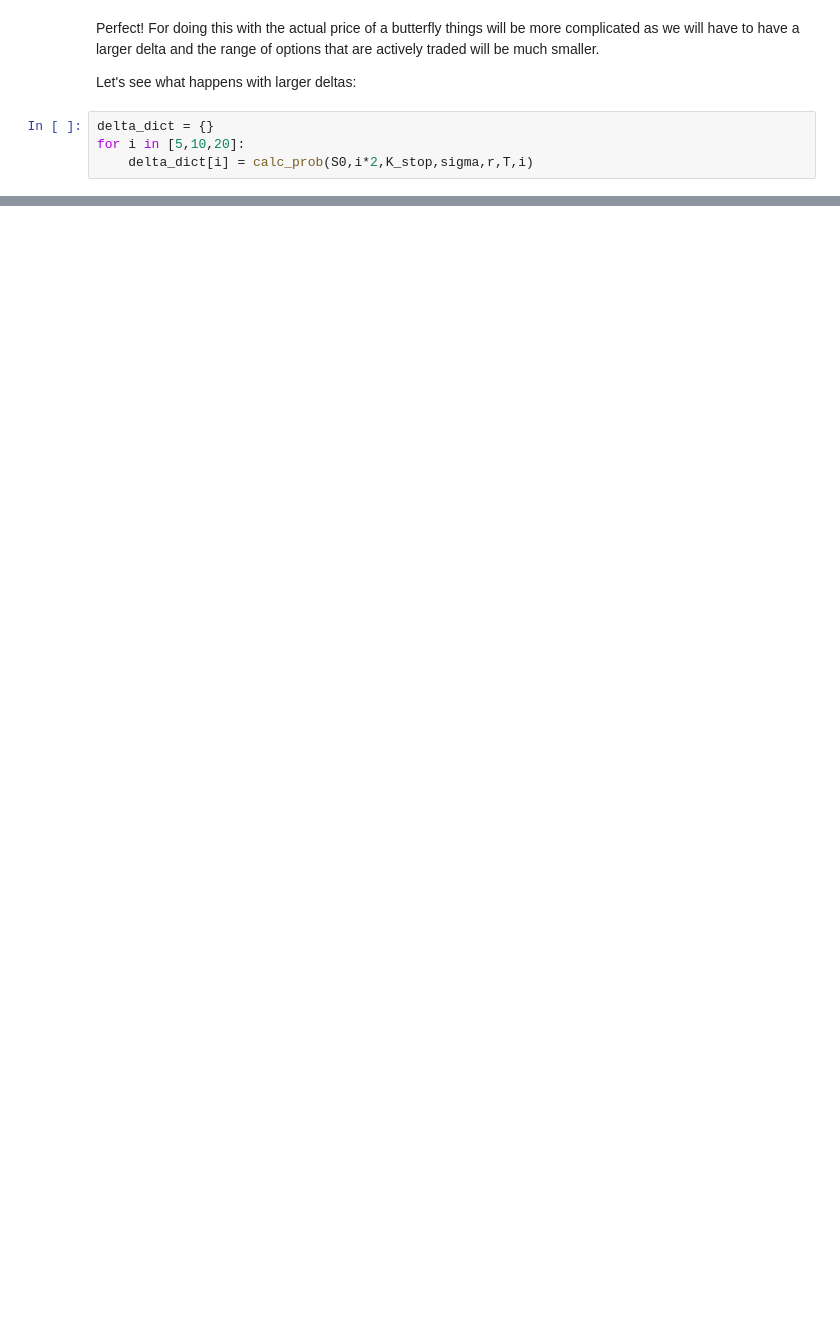
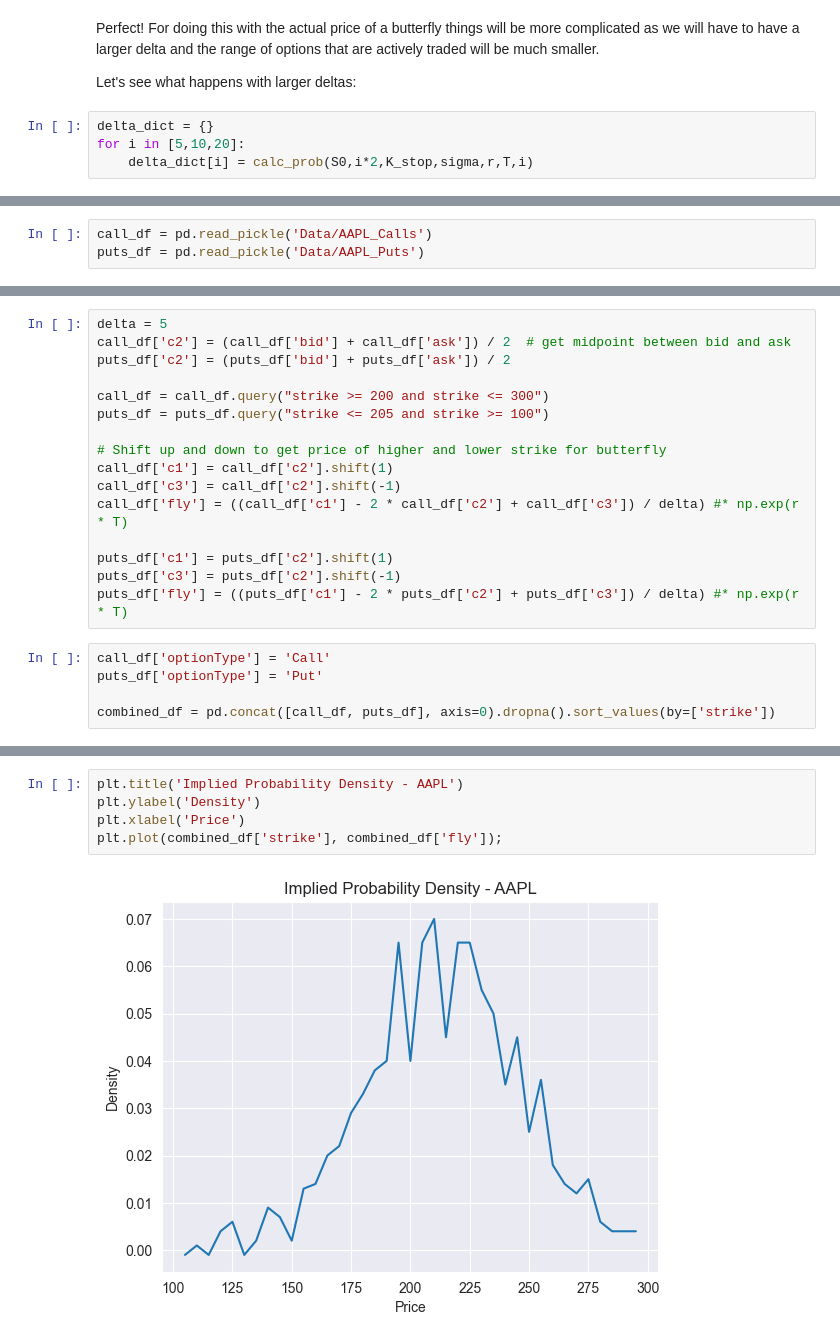
Before and after one commit to hdaniel17/options, a Jupyter notebook: implied-probability.ipynb, the cells around one changed output, grey strips where cells are left out. Saved outputs shown, nothing was run; the diff lists cells and outputs as text; blank space fills up the shorter version.

```diff
--- a/implied-probability.ipynb
+++ b/implied-probability.ipynb
@@ -263,0 +234,3 @@ Before continuing, I will research some more to see what the best strategy is fo
+# %%
+call_df = pd.read_pickle('Data/AAPL_Calls')
+puts_df = pd.read_pickle('Data/AAPL_Puts')
@@ -263,0 +239,21 @@ Before continuing, I will research some more to see what the best strategy is fo
+# %%
+delta = 5
+call_df['c2'] = (call_df['bid'] + call_df['ask']) / 2  # get midpoint between bid and ask
+puts_df['c2'] = (puts_df['bid'] + puts_df['ask']) / 2
+
+call_df = call_df.query("strike >= 200 and strike <= 300")
+puts_df = puts_df.query("strike <= 205 and strike >= 100")
+
+# Shift up and down to get price of higher and lower strike for butterfly
+call_df['c1'] = call_df['c2'].shift(1)
+call_df['c3'] = call_df['c2'].shift(-1)
+call_df['fly'] = ((call_df['c1'] - 2 * call_df['c2'] + call_df['c3']) / delta) #* np.exp(r * T)
+
+puts_df['c1'] = puts_df['c2'].shift(1)
+puts_df['c3'] = puts_df['c2'].shift(-1)
+puts_df['fly'] = ((puts_df['c1'] - 2 * puts_df['c2'] + puts_df['c3']) / delta) #* np.exp(r * T)
+# %%
+call_df['optionType'] = 'Call'
+puts_df['optionType'] = 'Put'
+
+combined_df = pd.concat([call_df, puts_df], axis=0).dropna().sort_values(by=['strike'])
@@ -263,0 +280,7 @@ Before continuing, I will research some more to see what the best strategy is fo
+# %%
+plt.title('Implied Probability Density - AAPL')
+plt.ylabel('Density')
+plt.xlabel('Price')
+plt.plot(combined_df['strike'], combined_df['fly']);
+# %% [output]
+[figure, added]
```
Also changed, not shown: parts of 25 cells of this notebook, 2 other files.
